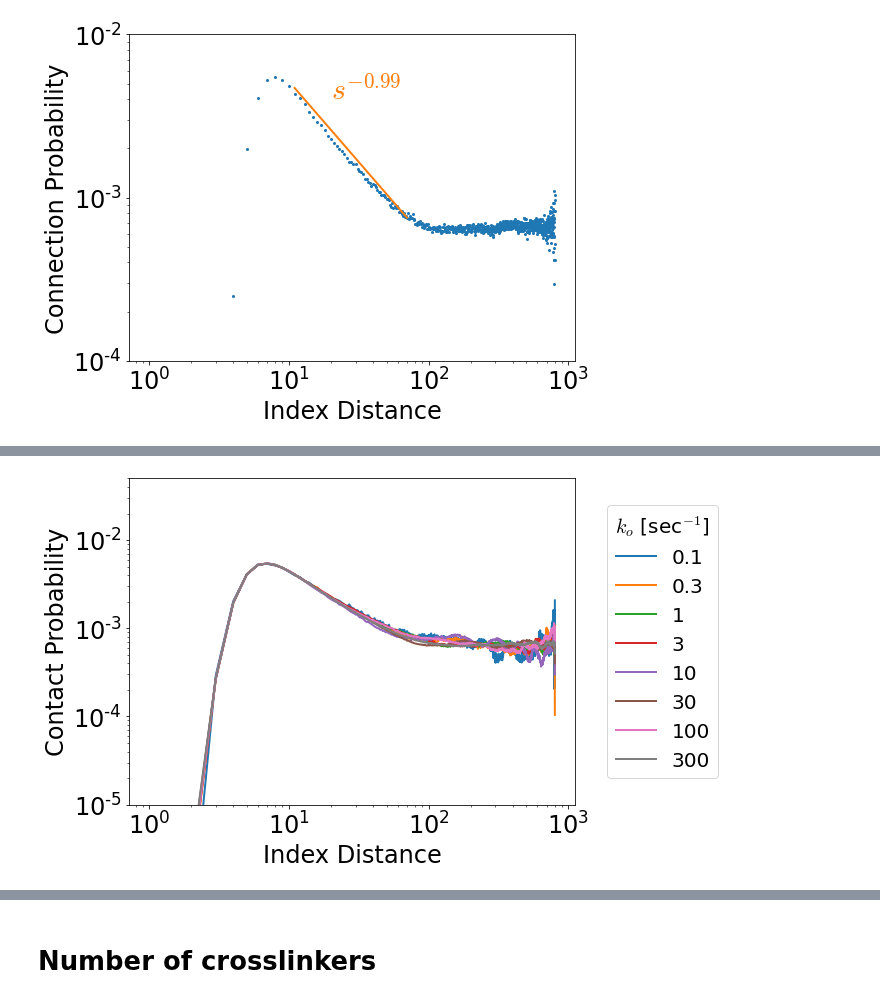
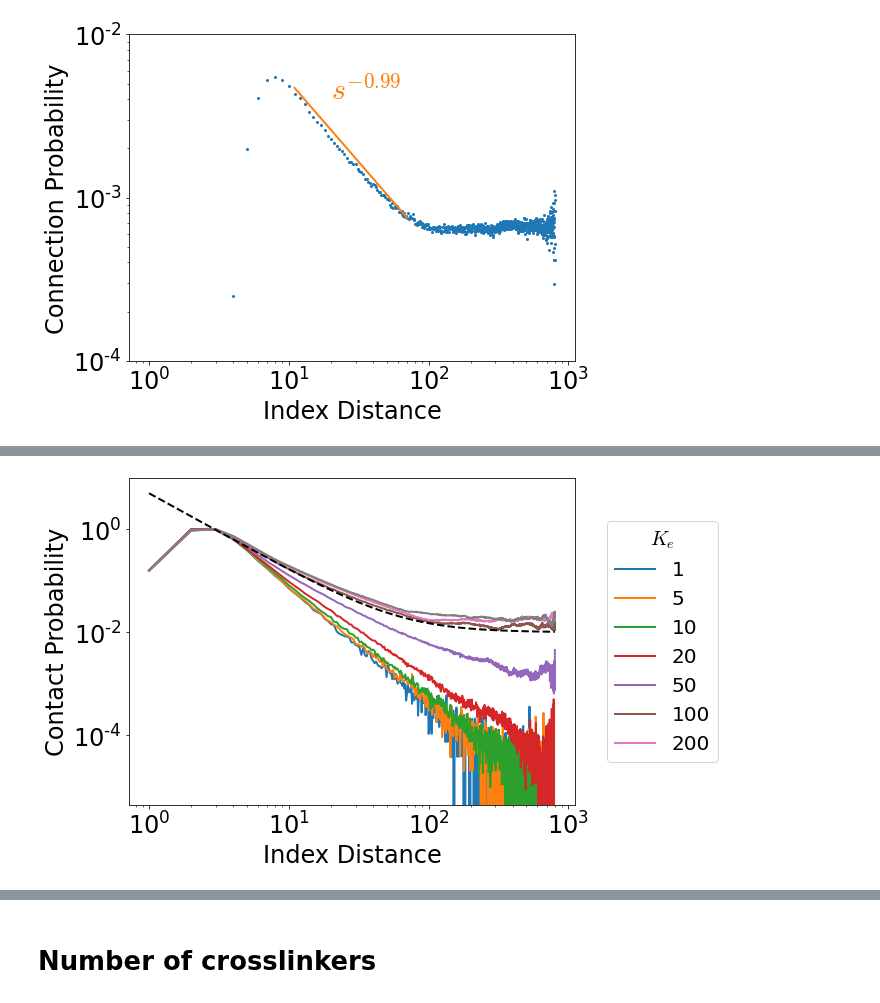
Before and after one commit to palladio11/aLENS_analysis, a Jupyter notebook: notebooks/chromatin_notebooks/18g-contact_analysis.ipynb, the cells around one changed output, grey strips where cells are left out. Drawn from its saved outputs; the diff is of its cells as text; code cells hidden in the pictures.

```diff
--- a/notebooks/chromatin_notebooks/18g-contact_analysis.ipynb
+++ b/notebooks/chromatin_notebooks/18g-contact_analysis.ipynb
@@ -545,9 +546,13 @@ _ = axarr.legend(loc='center left', bbox_to_anchor=(1.05, .5))
 # %% [output]
 [figure]
 # %%
-param_dirs = [cond_path / "23-01-02_aLc1_line800_sticky55nm_kod.1-300_tsnap.1/simulations/kod0.1",
-              cond_path / "23-01-02_aLc1_line800_sticky55nm_kod.1-300_tsnap.1/simulations/kod1",
-              cond_path / "23-01-02_aLc1_line800_sticky55nm_kod.1-300_tsnap.1/simulations/kod30",
+def power_law_func(x, a, b, c):
+    return a*np.power(x, b) + c
+
+param_dirs = [
+            #cond_path / "23-01-02_aLc1_line800_sticky55nm_kod.1-300_tsnap.1/simulations/kod0.1",
+            #   cond_path / "23-01-02_aLc1_line800_sticky55nm_kod.1-300_tsnap.1/simulations/kod1",
+            #   cond_path / "23-01-02_aLc1_line800_sticky55nm_kod.1-300_tsnap.1/simulations/kod30",
               cond_path / "23-01-02_aLc1_line800_sticky55nm_kod.1-300_tsnap.1/simulations/kod300",
 ]
 
@@ -576,6 +581,13 @@ for param_dir, val in zip(param_dirs, [0.1, 1, 30, 300]):
     avg_dist_mean = np.array(avg_dist_v).mean(axis=0)
     bead_ind_arr = np.arange(avg_dist_mean.size)+1
     ci_bound = .95
+    x = np.arange(10,avg_dist_mean.shape[0])
+    popt, pcov = curve_fit(power_law_func, x, avg_dist_mean[10:], p0=(-1, -1.5, 1))
+    _ = axarr.plot(x, power_law_func(x, *popt), color='tab:red', ls='--')
+
+    print(popt)
+
+
 
     _ = axarr.scatter(bead_ind_arr, avg_dist_mean, label=f'$k_{{o}}$={val} sec$^{{-1}}$')
     # ci = (avg_dist_std/np.sqrt(12.) * (np.sqrt(2)*erfinv(ci_bound)))
@@ -585,7 +597,7 @@ for param_dir, val in zip(param_dirs, [0.1, 1, 30, 300]):
 
 _ = axarr.set_yscale('log')
 _ = axarr.set_xscale('log')
-_ = axarr.set_ylim(1e-2, .3)
+# _ = axarr.set_ylim(1e-2, .3)
 _ = axarr.set_xlabel('Index Distance')
 _ = axarr.set_ylabel('Average Distance')
 _ = axarr.legend(loc='center left', bbox_to_anchor=(1.05, .5))
@@ -850,38 +1916,39 @@ Text(0, 0.5, 'Connection')
 # %%
 data_path_list = [
-                cond_path / "23-01-02_aLc1_line800_sticky55nm_kod.1-300_tsnap.1/simulations/kod0.1/",
-                cond_path / "23-01-02_aLc1_line800_sticky55nm_kod.1-300_tsnap.1/simulations/kod0.3/",
-                cond_path / "23-01-02_aLc1_line800_sticky55nm_kod.1-300_tsnap.1/simulations/kod1/",
-                cond_path / "23-01-02_aLc1_line800_sticky55nm_kod.1-300_tsnap.1/simulations/kod3/",
-                cond_path / "23-01-02_aLc1_line800_sticky55nm_kod.1-300_tsnap.1/simulations/kod10/",
-                cond_path / "23-01-02_aLc1_line800_sticky55nm_kod.1-300_tsnap.1/simulations/kod30/",
-                cond_path / "23-01-02_aLc1_line800_sticky55nm_kod.1-300_tsnap.1/simulations/kod100/",
-                cond_path / "23-01-02_aLc1_line800_sticky55nm_kod.1-300_tsnap.1/simulations/kod300/"
+                cond_path / "23-01-23_aLchr1_slice8.8.12_line800_Ls0.1-0.7_kod3_Ke1-200_equil/simulations/Ls0.02_Ke1/",
+                cond_path / "23-01-23_aLchr1_slice8.8.12_line800_Ls0.1-0.7_kod3_Ke1-200_equil/simulations/Ls0.02_Ke2/",
+                cond_path / "23-01-23_aLchr1_slice8.8.12_line800_Ls0.1-0.7_kod3_Ke1-200_equil/simulations/Ls0.02_Ke5/",
+                cond_path / "23-01-23_aLchr1_slice8.8.12_line800_Ls0.1-0.7_kod3_Ke1-200_equil/simulations/Ls0.02_Ke10/",
+                cond_path / "23-01-23_aLchr1_slice8.8.12_line800_Ls0.1-0.7_kod3_Ke1-200_equil/simulations/Ls0.02_Ke20/",
+                cond_path / "23-01-23_aLchr1_slice8.8.12_line800_Ls0.1-0.7_kod3_Ke1-200_equil/simulations/Ls0.02_Ke50/",
+                cond_path / "23-01-23_aLchr1_slice8.8.12_line800_Ls0.1-0.7_kod3_Ke1-200_equil/simulations/Ls0.02_Ke100/",
+                cond_path / "23-01-23_aLchr1_slice8.8.12_line800_Ls0.1-0.7_kod3_Ke1-200_equil/simulations/Ls0.02_Ke200/",
                 ]
 fig, axarr = plt.subplots(1,1, figsize=(8, 6))
-
 
 for data_path in data_path_list:
     avg_cnt_list = []
     for dp in data_path.glob('s*/analysis/connect_diag_analysis.h5'):
         with h5py.File(dp, 'r') as h5_cnct:
             acm = h5_cnct['avg_connect_mat'][...]
             time_arr = h5_cnct['time'][...]
 
             avg_connect_vs_ind = np.zeros(acm.shape[0])
             for i in range(1, acm.shape[0]):
                 avg_connect_vs_ind[i] += acm.diagonal(i).mean()
                 avg_connect_vs_ind[i] += acm.diagonal(-i).mean()
                 avg_connect_vs_ind[i] *= .5
             avg_cnt_list += [avg_connect_vs_ind]
-    cnt_vs_ind_arr = np.asarray(avg_cnt_list).mean(axis=0)/time_arr.size
+    cnt_vs_ind_arr = np.asarray(avg_cnt_list).mean(axis=0)
+    cnt_vs_ind_arr /= np.amax(cnt_vs_ind_arr)
 
     _ = axarr.plot(range(1,acm.shape[0]), cnt_vs_ind_arr[1:])
+_ = axarr.plot(x, 5./np.power(x,1.5) + .01, c='k', ls='--')
 _ = axarr.set_yscale('log')
 _ = axarr.set_xscale('log')
-_ = axarr.set_ylim(.00001, .05)
+# _ = axarr.set_ylim(.00001, .05)
 _ = axarr.set_xlabel('Index Distance')
 _ = axarr.set_ylabel('Contact Probability')
-_ = axarr.legend(loc='center left', bbox_to_anchor=(1.05, .5), title='$k_o$ [sec$^{-1}$]', labels=['0.1', '0.3', '1', '3', '10', '30', '100', '300'])
+_ = axarr.legend(loc='center left', bbox_to_anchor=(1.05, .5), title='$K_e$', labels=[1, 5, 10, 20, 50, 100, 200])
 # %% [output]
-[figure, old version]
+[figure, new version]
```
Also changed, not shown: parts of 49 cells of this notebook, 4 other files.
